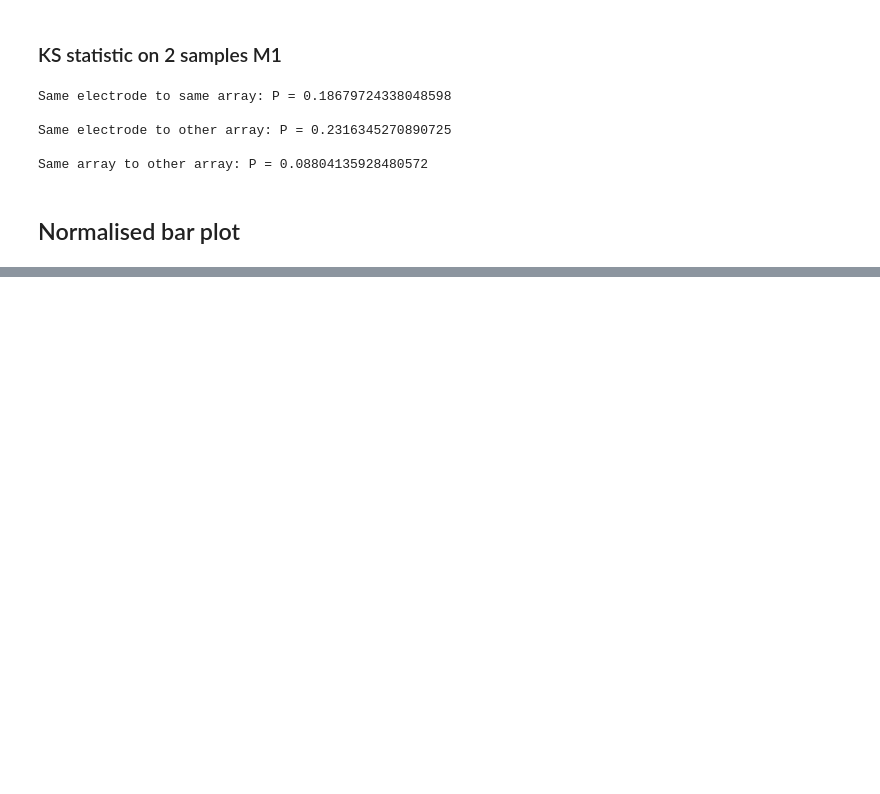
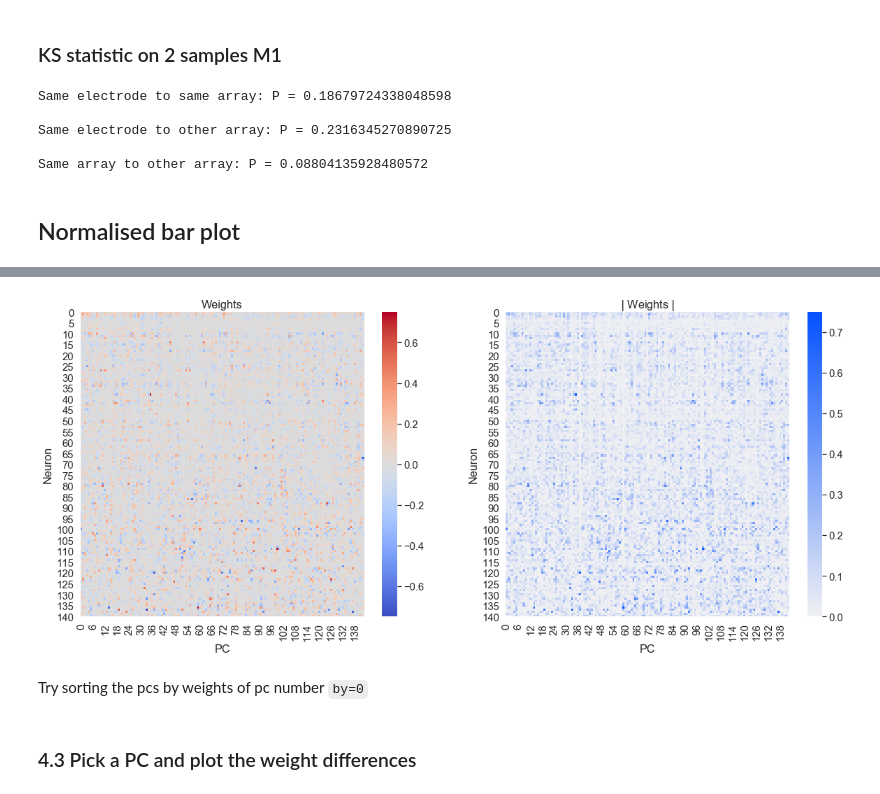
Before and after one commit to daphnecor/Spatial, a Jupyter notebook: SpatialPCA.ipynb, the cells around one changed output, grey strips where cells are left out. Cells and saved outputs as stored; diff of their text form; code cells hidden in the pictures; blank space fills up the shorter version.

Commit message:
implemented sparse pca

```diff
--- a/SpatialPCA.ipynb
+++ b/SpatialPCA.ipynb
@@ -531,0 +469,6 @@ plt.xticks([]);
+# %%
+alph = 1 # choose penalty strength
+
+X = np.concatenate(td['both_rates'].values, axis=0)
+spca = decomposition.MiniBatchSparsePCA(alpha=alph, verbose=4)
+X = spca.fit_transform(X)
@@ -531,0 +483,2 @@ plt.xticks([]);
+# %%
+spcs = spca.components_
@@ -531,0 +495,18 @@ plt.xticks([]);
+# %%
+spcs_norm = normalize(spcs, norm='l2', axis=0)
+# %%
+fig, (ax1, ax2) = plt.subplots(1, 2, figsize=(20, 8))
+
+sns.heatmap(spcs_norm, cmap='coolwarm', ax=ax1)
+ax1.set_title('Weights')
+ax1.set_xlabel('PC')
+ax1.set_ylabel('Neuron')
+
+sns.heatmap(abs(spcs_norm), cmap=cmap, ax=ax2)
+ax2.set_title(r'$|$ Weights $|$')
+ax2.set_xlabel('PC')
+ax2.set_ylabel('Neuron');
+# %% [output]
+[figure, added]
+# %% [markdown]
+Try sorting the pcs by weights of pc number `by=0`
@@ -531,0 +515,2 @@ plt.xticks([]);
+# %% [markdown]
+### 4.3 Pick a PC and plot the weight differences
```
Also changed, not shown: parts of 36 cells of this notebook, 1 other file.
